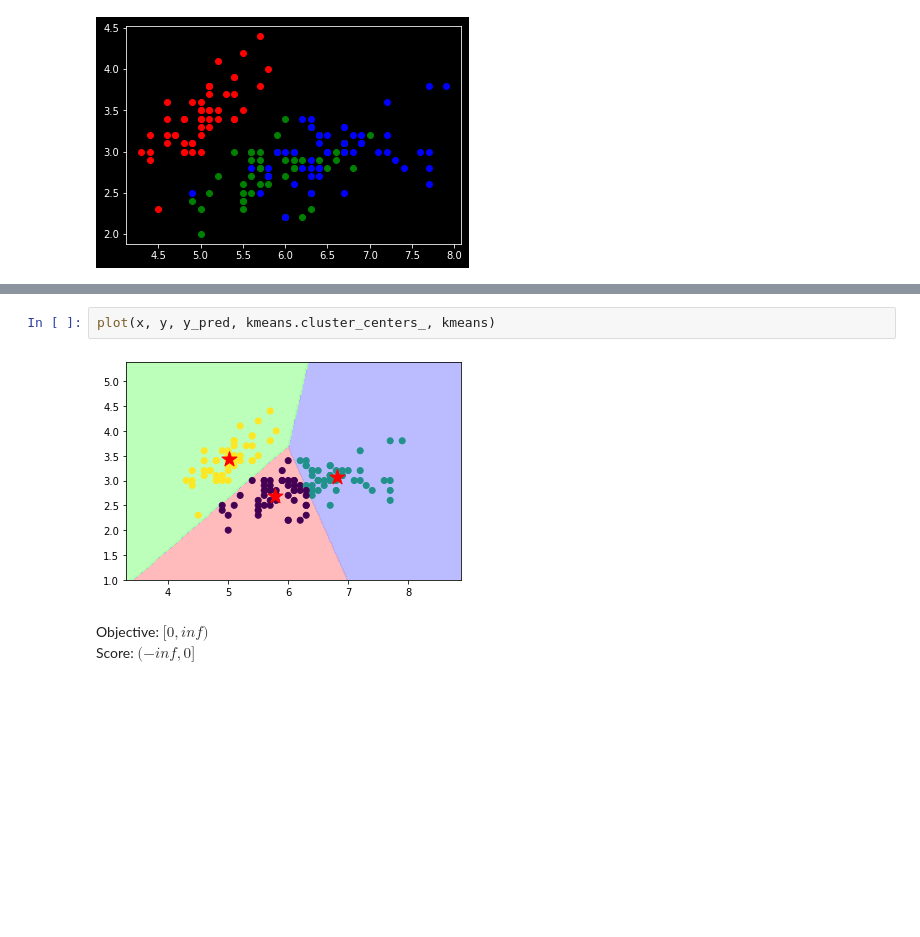
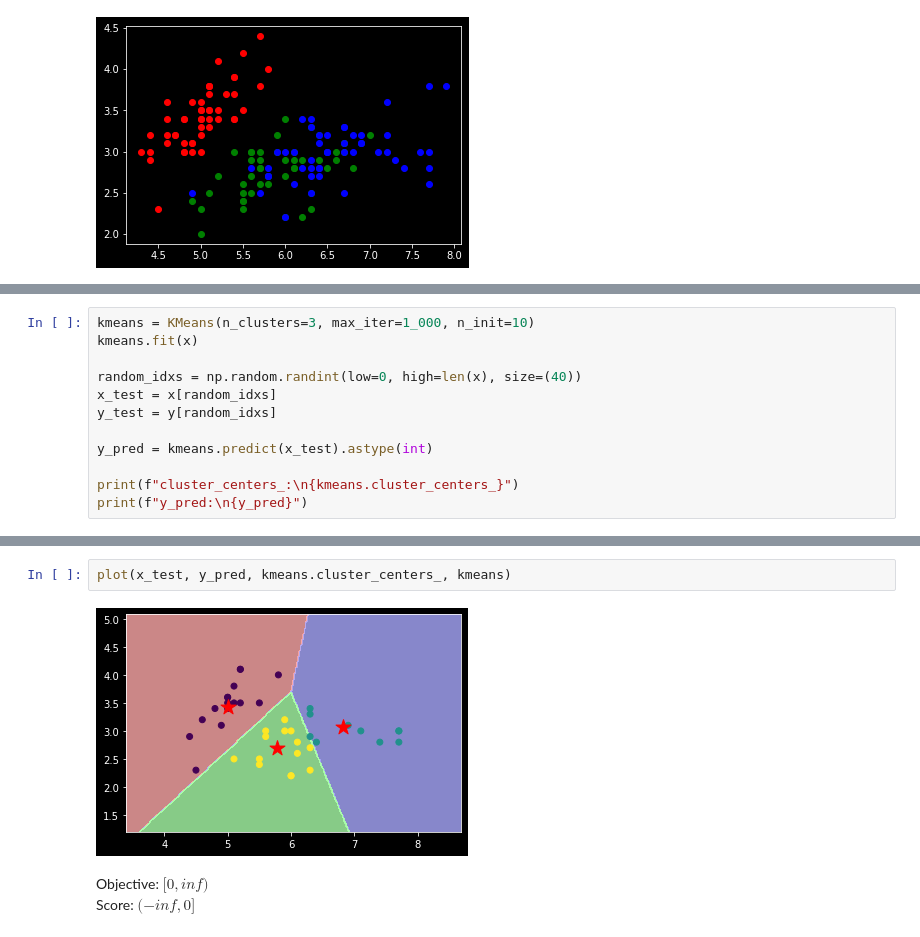
Before and after one commit to franneck94/UdemyML, a Jupyter notebook: Chapter10_Clustering/KMeansSklearn/KMeansSklearn.ipynb, the cells around one changed output, grey strips where cells are left out. Drawn from its saved outputs; the diff is of its cells as text; blank space fills up the shorter version.

```diff
--- a/Chapter10_Clustering/KMeansSklearn/KMeansSklearn.ipynb
+++ b/Chapter10_Clustering/KMeansSklearn/KMeansSklearn.ipynb
@@ -31,0 +25,12 @@ AttributeError: 'NoneType' object has no attribute 'split'
+# %%
+kmeans = KMeans(n_clusters=3, max_iter=1_000, n_init=10)
+kmeans.fit(x)
+
+random_idxs = np.random.randint(low=0, high=len(x), size=(40))
+x_test = x[random_idxs]
+y_test = y[random_idxs]
+
+y_pred = kmeans.predict(x_test).astype(int)
+
+print(f"cluster_centers_:\n{kmeans.cluster_centers_}")
+print(f"y_pred:\n{y_pred}")
@@ -32,7 +45,7 @@ AttributeError: 'NoneType' object has no attribute 'split'
 # %%
-plot(x, y, y_pred, kmeans.cluster_centers_, kmeans)
+plot(x_test, y_pred, kmeans.cluster_centers_, kmeans)
 # %% [output]
-[figure, old version]
+[figure, new version]
 # %% [markdown]
 Objective: $[0, inf)$
 Score: $(-inf, 0]$
```
Also changed, not shown: parts of 4 cells of this notebook, 7 other files.
